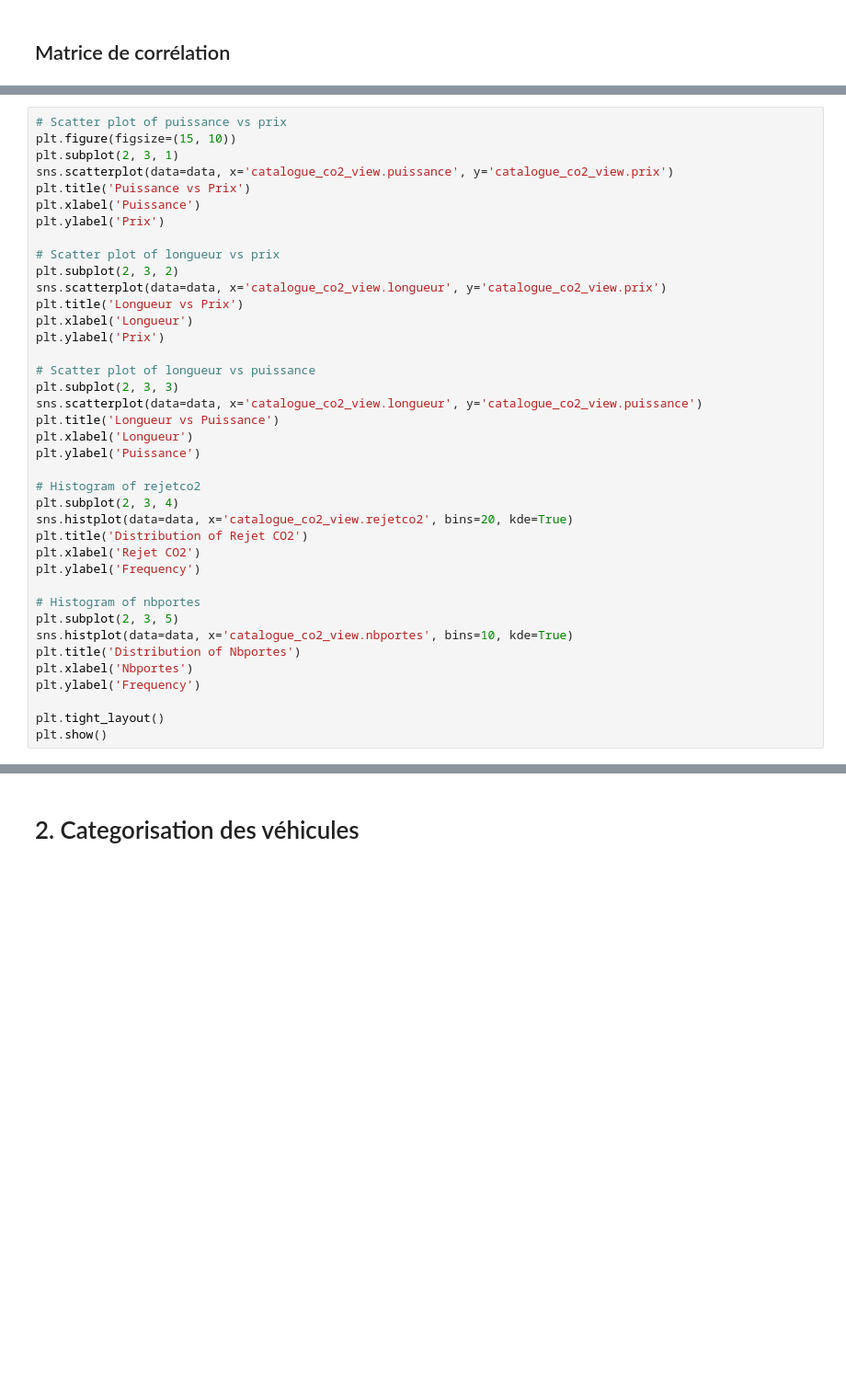
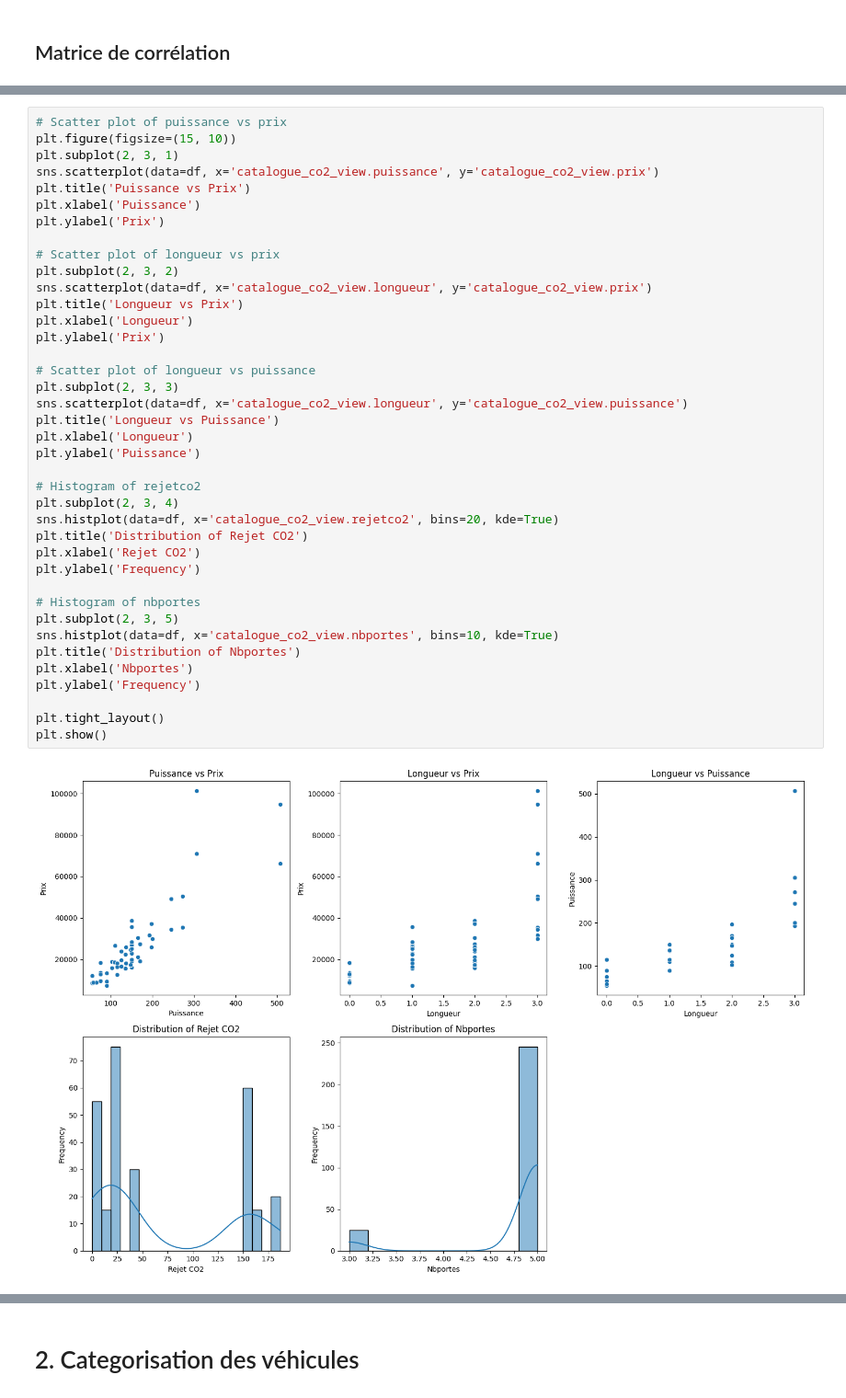
Before and after one commit to FelanaRasata/Projet-Big-Data-Analytics, a Jupyter notebook: 3_data_analysis/python/analyse_sujet.ipynb, the cells around one changed output, grey strips where cells are left out. Shown: that part at 92% size. Saved outputs shown, nothing was run; the diff lists cells and outputs as text; blank space fills up the shorter version.

```diff
--- a/3_data_analysis/python/analyse_sujet.ipynb
+++ b/3_data_analysis/python/analyse_sujet.ipynb
@@ -131,38 +349,40 @@ plt.show()
 # Scatter plot of puissance vs prix
 plt.figure(figsize=(15, 10))
 plt.subplot(2, 3, 1)
-sns.scatterplot(data=data, x='catalogue_co2_view.puissance', y='catalogue_co2_view.prix')
+sns.scatterplot(data=df, x='catalogue_co2_view.puissance', y='catalogue_co2_view.prix')
 plt.title('Puissance vs Prix')
 plt.xlabel('Puissance')
 plt.ylabel('Prix')
 
 # Scatter plot of longueur vs prix
 plt.subplot(2, 3, 2)
-sns.scatterplot(data=data, x='catalogue_co2_view.longueur', y='catalogue_co2_view.prix')
+sns.scatterplot(data=df, x='catalogue_co2_view.longueur', y='catalogue_co2_view.prix')
 plt.title('Longueur vs Prix')
 plt.xlabel('Longueur')
 plt.ylabel('Prix')
 
 # Scatter plot of longueur vs puissance
 plt.subplot(2, 3, 3)
-sns.scatterplot(data=data, x='catalogue_co2_view.longueur', y='catalogue_co2_view.puissance')
+sns.scatterplot(data=df, x='catalogue_co2_view.longueur', y='catalogue_co2_view.puissance')
 plt.title('Longueur vs Puissance')
 plt.xlabel('Longueur')
 plt.ylabel('Puissance')
 
 # Histogram of rejetco2
 plt.subplot(2, 3, 4)
-sns.histplot(data=data, x='catalogue_co2_view.rejetco2', bins=20, kde=True)
+sns.histplot(data=df, x='catalogue_co2_view.rejetco2', bins=20, kde=True)
 plt.title('Distribution of Rejet CO2')
 plt.xlabel('Rejet CO2')
 plt.ylabel('Frequency')
 
 # Histogram of nbportes
 plt.subplot(2, 3, 5)
-sns.histplot(data=data, x='catalogue_co2_view.nbportes', bins=10, kde=True)
+sns.histplot(data=df, x='catalogue_co2_view.nbportes', bins=10, kde=True)
 plt.title('Distribution of Nbportes')
 plt.xlabel('Nbportes')
 plt.ylabel('Frequency')
 
 plt.tight_layout()
 plt.show()
+# %% [output]
+[figure, added]
```
Also changed, not shown: parts of 30 cells of this notebook.
